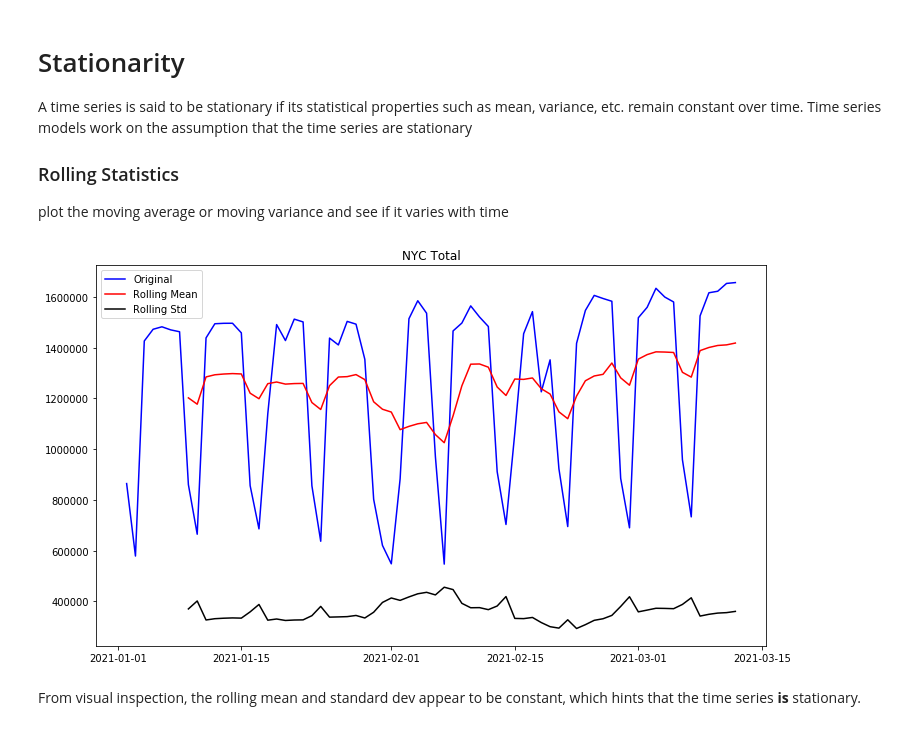
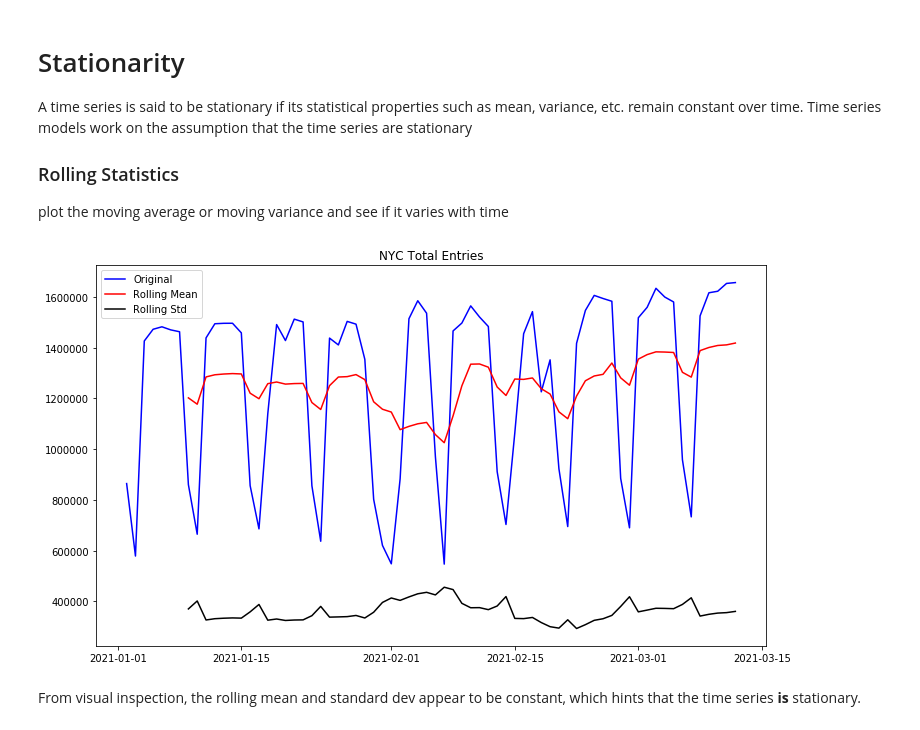
Before and after one commit to justinm0rgan/mta-turnstile-covid, a Jupyter notebook: data-analysis.ipynb, the cells around one changed output. Drawn from its saved outputs; the diff is of its cells as text; code cells hidden in the pictures.

```diff
--- a/data-analysis.ipynb
+++ b/data-analysis.ipynb
@@ -132,13 +166,13 @@ roll_std = df["TOTAL"].rolling(window=8, center=False).std()
 # %%
 fig = plt.figure(figsize=(12,7))
 plt.plot(df["TOTAL"], color='blue', label='Original')
 plt.plot(roll_mean, color='red', label='Rolling Mean')
 plt.plot(roll_std, color='black', label = 'Rolling Std')
 plt.legend(loc='best')
-plt.title('NYC Total')
+plt.title('NYC Total Entries')
 plt.show(block=False)
 # %% [output]
-[figure, old version]
+[figure, new version]
 # %% [markdown]
 From visual inspection, the rolling mean and standard dev appear to be constant, which hints that the time series **is** stationary.
 # %% [markdown]
```
Also changed, not shown: parts of 5 cells of this notebook.
